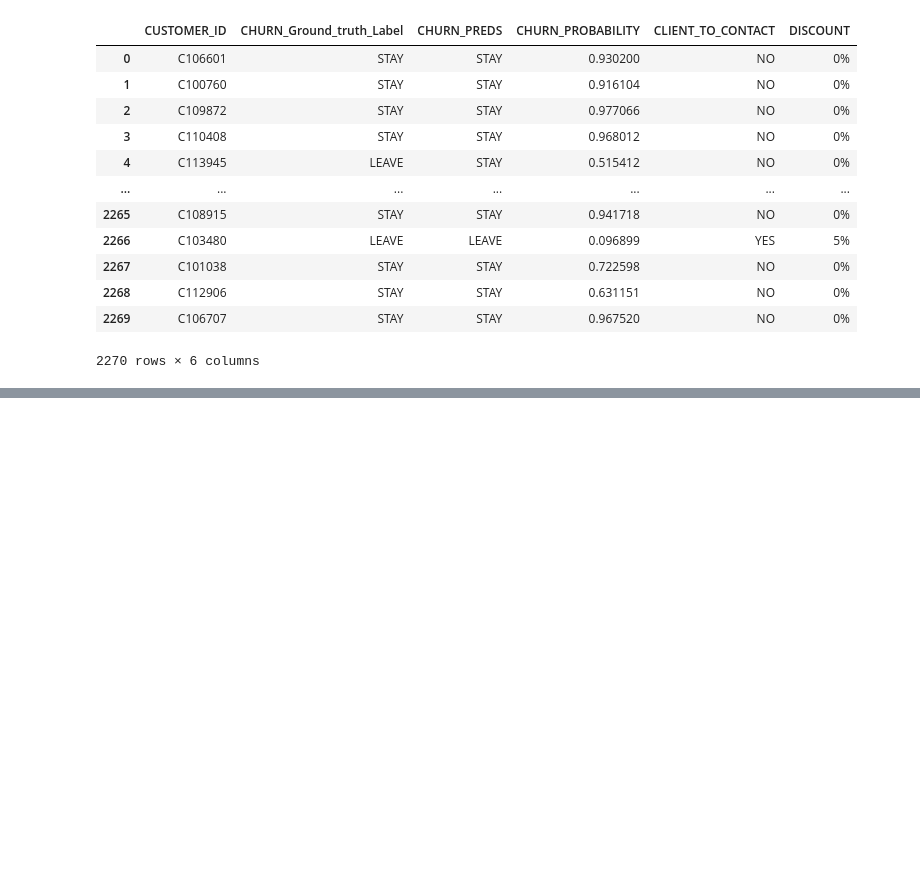
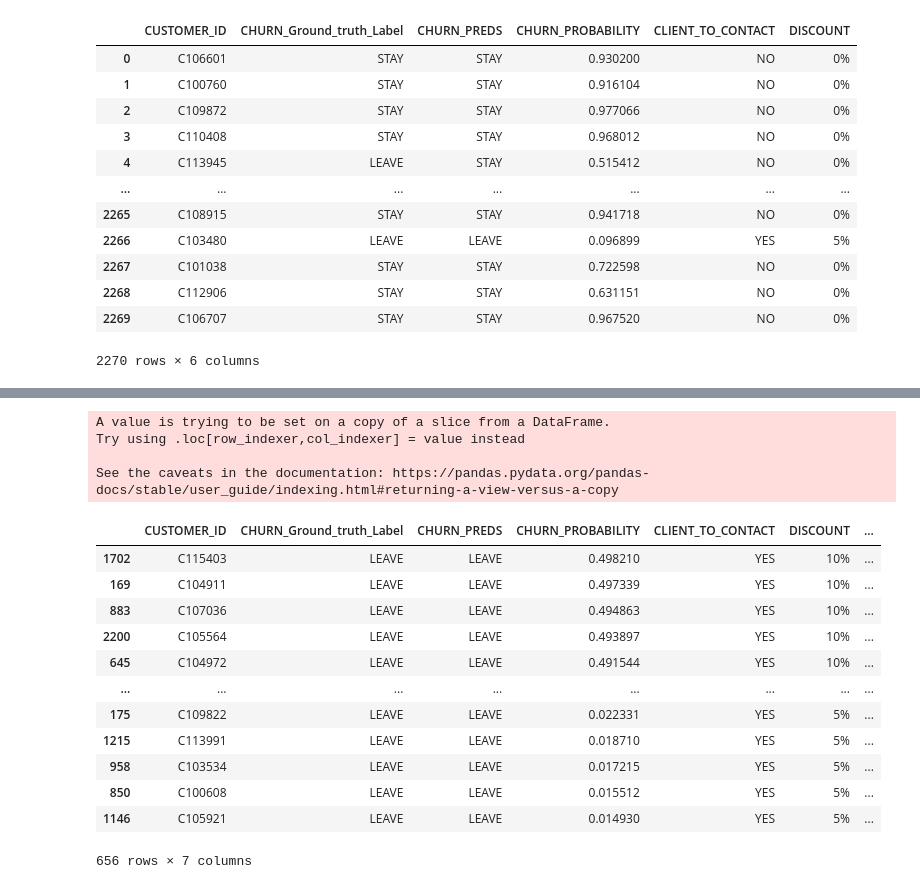
Before and after one commit to AMMISAIDFaical/ML-engineer_chrun, a Jupyter notebook: notebooks/1.0-FA-ML-Expriment.ipynb, the cells around one changed output, grey strips where cells are left out. Saved outputs shown, nothing was run; the diff lists cells and outputs as text; code cells hidden in the pictures; blank space fills up the shorter version.

```diff
--- a/notebooks/1.0-FA-ML-Expriment.ipynb
+++ b/notebooks/1.0-FA-ML-Expriment.ipynb
@@ -248,0 +274,2 @@ xgboost.sklearn.XGBClassifier
+# %%
+loaded_model = load_model('../models', "cv_grid_xgb_1")
@@ -261,4 +293,4 @@ plot_auc(test_fpr, test_tpr,test_roc_auc_value)
 ROC AUC: 0.942244232681361
 [figure]
 # %%
-customer_ids, churn_probabilities,churn_predictions,real_churn_labels = get_results(best_model, X_test)
+customer_ids, churn_probabilities,churn_predictions,real_churn_labels = get_results(loaded_model, X_test)
@@ -335,0 +407,7 @@ grid_cv_results_df
+# %%
+true_chruned_rows =  grid_cv_results_df[
+    (grid_cv_results_df['CHURN_Ground_truth_Label'] == grid_cv_results_df['CHURN_PREDS']) &
+    (grid_cv_results_df['CHURN_Ground_truth_Label'] == 'LEAVE')
+]
+
+true_chruned_rows
@@ -335,0 +428,27 @@ grid_cv_results_df
+# %%
+# Rank the rows based on CHURN_PROBABILITY in descending order
+true_chruned_rows['Rank'] = true_chruned_rows['CHURN_PROBABILITY'].rank(method='dense', ascending=False)
+
+# Sort the DataFrame based on CHURN_PROBABILITY for plotting
+df_sorted = true_chruned_rows.sort_values(by='CHURN_PROBABILITY', ascending=False)
+# %% [output]
+A value is trying to be set on a copy of a slice from a DataFrame.
+Try using .loc[row_indexer,col_indexer] = value instead
+
+See the caveats in the documentation: https://pandas.pydata.org/pandas-docs/stable/user_guide/indexing.html#returning-a-view-versus-a-copy
+# %%
+df_sorted
+# %% [output]
+|  | CUSTOMER_ID | CHURN_Ground_truth_Label | CHURN_PREDS | CHURN_PROBABILITY | CLIENT_TO_CONTACT | DISCOUNT | ... |
+| 1702 | C115403 | LEAVE | LEAVE | 0.498210 | YES | 10% | ... |
+| 169 | C104911 | LEAVE | LEAVE | 0.497339 | YES | 10% | ... |
+| 883 | C107036 | LEAVE | LEAVE | 0.494863 | YES | 10% | ... |
+| 2200 | C105564 | LEAVE | LEAVE | 0.493897 | YES | 10% | ... |
+| 645 | C104972 | LEAVE | LEAVE | 0.491544 | YES | 10% | ... |
+| ... | ... | ... | ... | ... | ... | ... | ... |
+| 175 | C109822 | LEAVE | LEAVE | 0.022331 | YES | 5% | ... |
+| 1215 | C113991 | LEAVE | LEAVE | 0.018710 | YES | 5% | ... |
+| 958 | C103534 | LEAVE | LEAVE | 0.017215 | YES | 5% | ... |
+| 850 | C100608 | LEAVE | LEAVE | 0.015512 | YES | 5% | ... |
+| 1146 | C105921 | LEAVE | LEAVE | 0.014930 | YES | 5% | ... |
+656 rows × 7 columns
```
Also changed, not shown: parts of 20 cells of this notebook.
